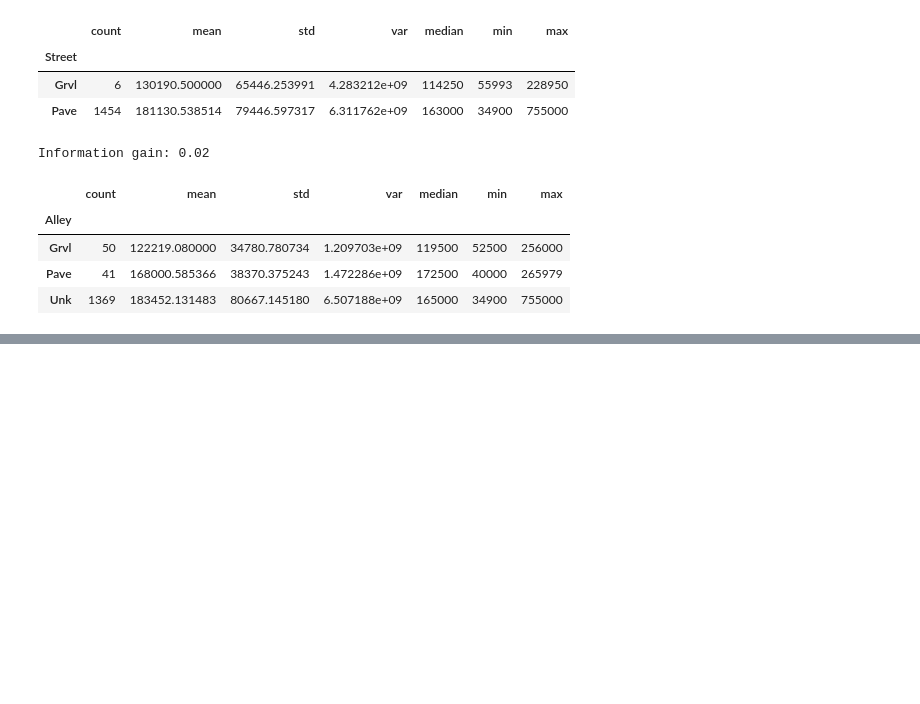
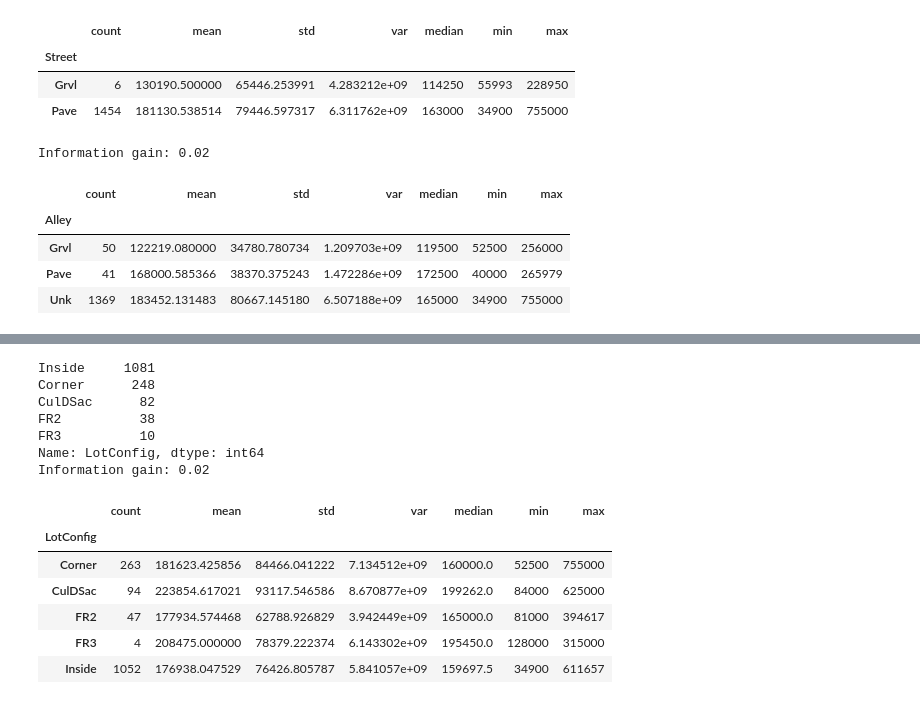
Before and after one commit to ArturoCRodriguez/kaggle_house_prices, a Jupyter notebook: house_pricing.ipynb, the cells around one changed output, grey strips where cells are left out. Drawn from its saved outputs; the diff is of its cells as text; code cells hidden in the pictures; blank space fills up the shorter version.

```diff
--- a/house_pricing.ipynb
+++ b/house_pricing.ipynb
@@ -175,0 +242,21 @@ Information gain: 0.02
+# %%
+# LotConfig
+feat = "LotConfig"
+print(data_test[feat].value_counts())
+print("Information gain: {}".format(information_gain(data,"SalePrice",feat, norm=True)))
+get_resume(data,"SalePrice",feat)
+# %% [output]
+Inside     1081
+Corner      248
+CulDSac      82
+FR2          38
+FR3          10
+Name: LotConfig, dtype: int64
+Information gain: 0.02
+|  | count | mean | std | var | median | min | max |
+| LotConfig |  |  |  |  |  |  |  |
+| Corner | 263 | 181623.425856 | 84466.041222 | 7.134512e+09 | 160000.0 | 52500 | 755000 |
+| CulDSac | 94 | 223854.617021 | 93117.546586 | 8.670877e+09 | 199262.0 | 84000 | 625000 |
+| FR2 | 47 | 177934.574468 | 62788.926829 | 3.942449e+09 | 165000.0 | 81000 | 394617 |
+| FR3 | 4 | 208475.000000 | 78379.222374 | 6.143302e+09 | 195450.0 | 128000 | 315000 |
+| Inside | 1052 | 176938.047529 | 76426.805787 | 5.841057e+09 | 159697.5 | 34900 | 611657 |
```
Also changed, not shown: parts of 12 cells of this notebook.
